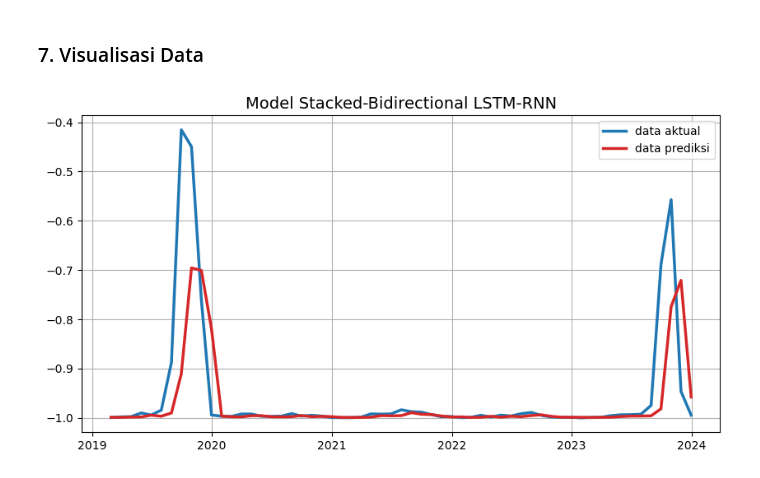
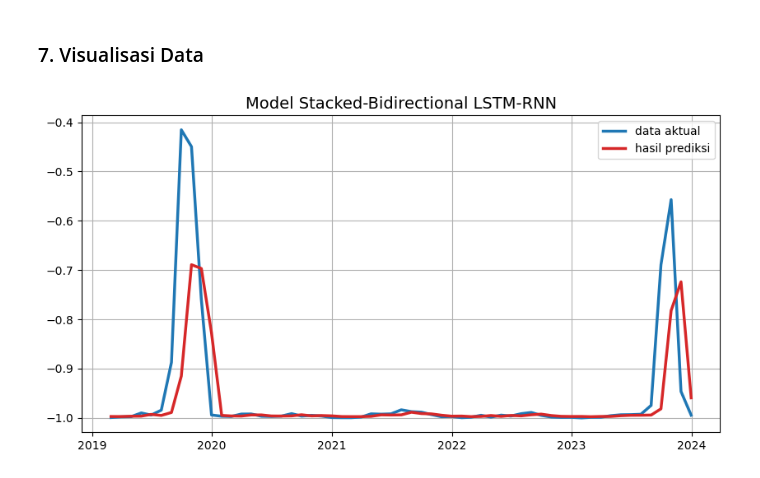
Before and after one commit to kusin/2024_BOPTN_Hopsot, a Jupyter notebook: source-code/base_model.ipynb, the cells around one changed output. Saved outputs shown, nothing was run; the diff lists cells and outputs as text; code cells hidden in the pictures.

```diff
--- a/source-code/base_model.ipynb
+++ b/source-code/base_model.ipynb
@@ -281,7 +281,7 @@ from class_base_model import gru_algorithm
 
 # set parameter
 activation = "selu"
-dropout_rate = 0.15
+dropout_rate = 0.20
 optimizer = "sgd"
 
 # check algorithm
@@ -293,7 +293,7 @@ else:
     model = gru_algorithm(x_train, activation, dropout_rate, optimizer)
 # %%
 # fit network
-history = model.fit(x_train, y_train, batch_size=8, epochs=3000, validation_data=(x_test, y_test), verbose=0, shuffle=False, use_multiprocessing=True)
+history = model.fit(x_train, y_train, batch_size=8, epochs=2500, validation_data=(x_test, y_test), verbose=0, shuffle=False, use_multiprocessing=True)
 # %%
 # show plot loss function
 fig, ax = plt.subplots(figsize = (10,5))
@@ -383,17 +383,17 @@ else:
 # %%
 # membuat frame
 fig, ax = plt.subplots(figsize = (10,5))
 
 # membuat time series plot
 ax.plot(dataset.iloc[len(train_data)+1:len(dataset),0], y_test, color="tab:blue", label="data aktual", linewidth=2.5)
-ax.plot(dataset.iloc[len(train_data)+1:len(dataset),0], predictions, color="tab:red", label="data prediksi", linewidth=2.5)
+ax.plot(dataset.iloc[len(train_data)+1:len(dataset),0], predictions, color="tab:red", label="hasil prediksi", linewidth=2.5)
 
 # membuat label-label
 ax.set_title(title, fontsize=14)
 ax.set_xlabel("", fontsize=12)
 ax.set_ylabel("", fontsize=12)
 ax.legend(loc="best")
 ax.grid(True)
 plt.show()
 # %% [output]
-[figure, old version]
+[figure, new version]
```
Also changed, not shown: parts of 8 cells of this notebook.
